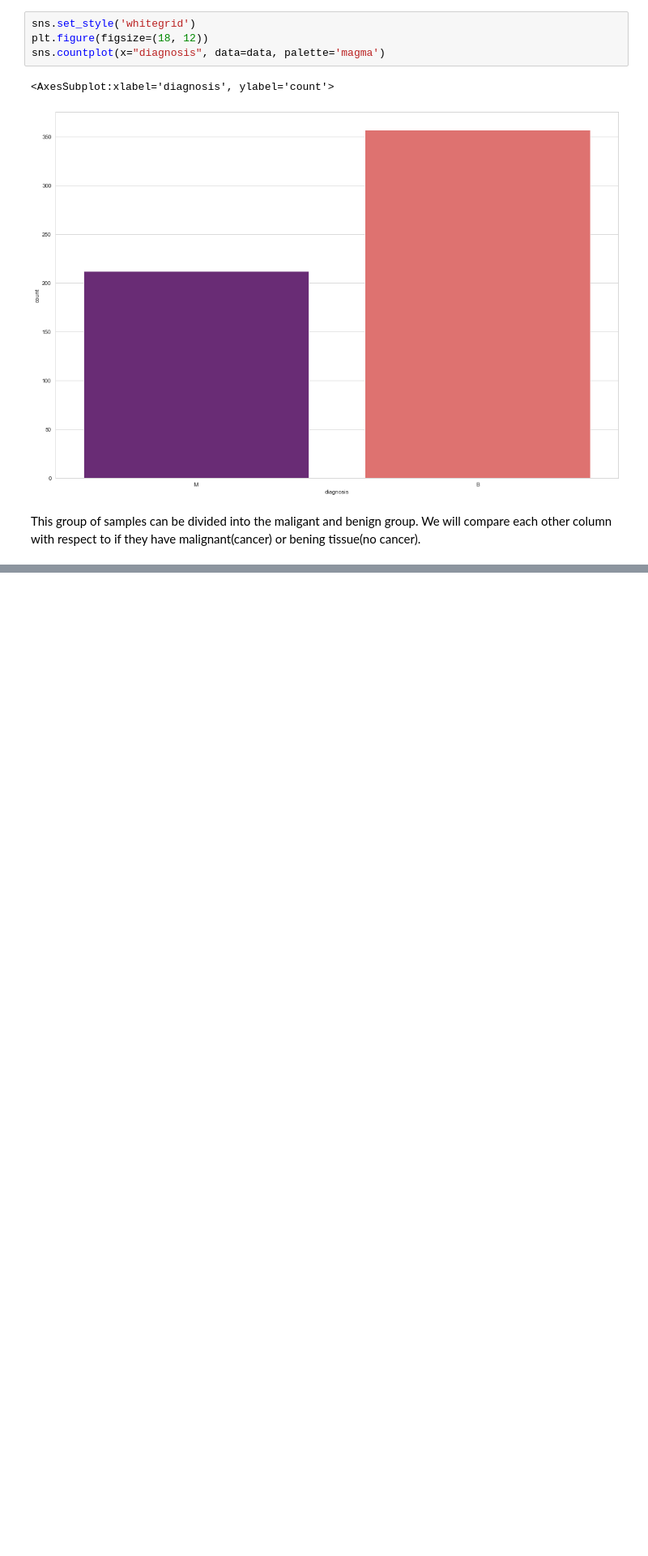
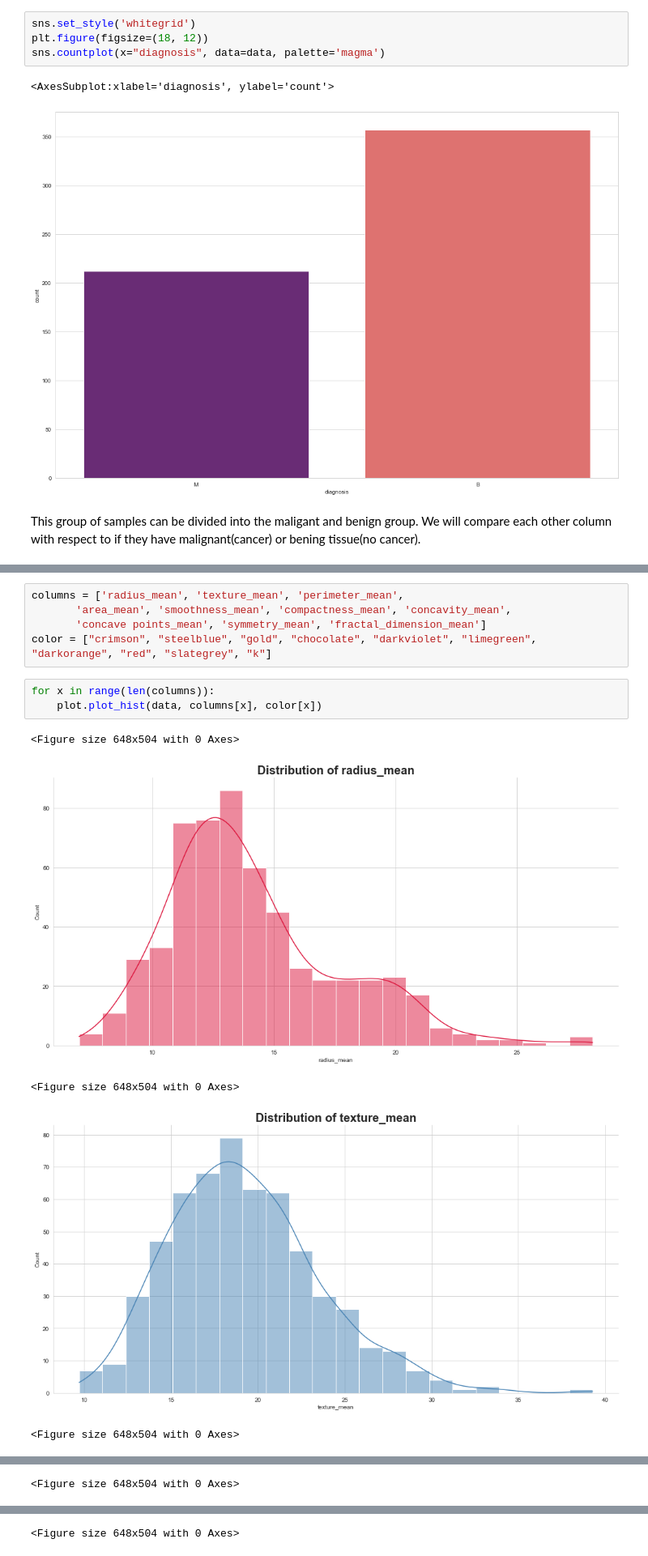
Before and after one commit to Stella-Mutacho/Machine-Learning-with-Causal_Inference, a Jupyter notebook: notebooks/eda.ipynb, the cells around one changed output, grey strips where cells are left out. Shown at 81% size. Cells and saved outputs as stored; diff of their text form; blank space fills up the shorter version.

Commit message:
Visualization on the data

```diff
--- a/notebooks/eda.ipynb
+++ b/notebooks/eda.ipynb
@@ -199,0 +203,14 @@ This group of samples can be divided into  the maligant and benign group. We wil
+# %%
+columns = ['radius_mean', 'texture_mean', 'perimeter_mean',
+       'area_mean', 'smoothness_mean', 'compactness_mean', 'concavity_mean',
+       'concave points_mean', 'symmetry_mean', 'fractal_dimension_mean']
+color = ["crimson", "steelblue", "gold", "chocolate", "darkviolet", "limegreen", "darkorange", "red", "slategrey", "k"]
+# %%
+for x in range(len(columns)):
+    plot.plot_hist(data, columns[x], color[x])
+# %% [output]
+<Figure size 648x504 with 0 Axes>
+[figure, added]
+<Figure size 648x504 with 0 Axes>
+[figure, added]
+<Figure size 648x504 with 0 Axes>
@@ -199,0 +218 @@ This group of samples can be divided into  the maligant and benign group. We wil
+<Figure size 648x504 with 0 Axes>
@@ -199,0 +220 @@ This group of samples can be divided into  the maligant and benign group. We wil
+<Figure size 648x504 with 0 Axes>
```
Also changed, not shown: parts of 8 cells of this notebook.
